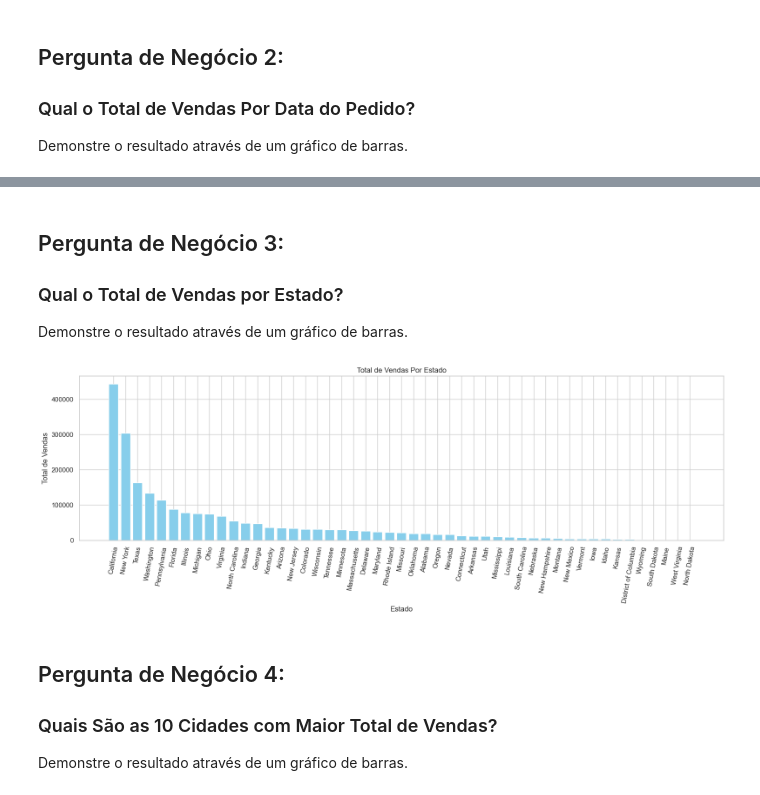
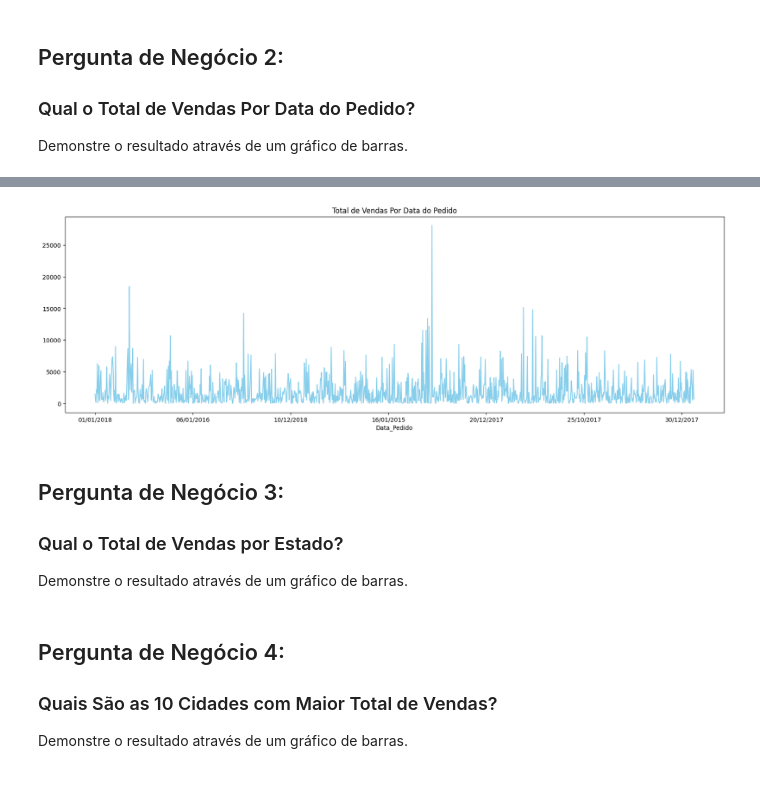
Before and after one commit to jeferson-paz/Curso-de-Python-DSA, a Jupyter notebook: Cap13/Projeto2-Perguntas.ipynb, the cells around one changed output, grey strips where cells are left out. Drawn from its saved outputs; the diff is of its cells as text; code cells hidden in the pictures.

```diff
--- a/Cap13/Projeto2-Perguntas.ipynb
+++ b/Cap13/Projeto2-Perguntas.ipynb
@@ -189,37 +156,4 @@ Name: Valor_Venda, Length: 480, dtype: float64
 
 Demonstre o resultado através de um gráfico de barras.
 # %%
-import seaborn as sns
-import matplotlib.pyplot as plt
-import matplotlib.dates as mdates
-
-# Converter a coluna 'Data_Pedido' para o formato de data
-df['Data_Pedido'] = pd.to_datetime(df['Data_Pedido'], format='%d/%m/%Y')
-
-# Calcular o total de vendas por data do pedido
-vendas_por_data = df.groupby('Data_Pedido')['Valor_Venda'].sum().reset_index()
-
-# Configurar o estilo do Seaborn
-sns.set(style="whitegrid")
-
-# Criar o gráfico de barras
-plt.figure(figsize=(14, 7))
-ax = sns.barplot(x='Data_Pedido', y='Valor_Venda', data=vendas_por_data, palette='Blues_d')
-
-# Adicionar títulos e rótulos
-plt.xlabel('Data do Pedido')
-plt.ylabel('Total de Vendas')
-plt.title('Total de Vendas Por Data do Pedido')
-
-# Formatar o eixo x para mostrar datas mais legíveis
-ax.xaxis.set_major_locator(mdates.MonthLocator())  # Exibe um tick por mês
-ax.xaxis.set_major_formatter(mdates.DateFormatter('%b %Y'))  # Formata o tick para mostrar mês e ano
-
-# Rotacionar os labels do eixo x para melhor leitura
-plt.xticks(rotation=45)
-
-# Ajustar o layout
-plt.tight_layout()
-
-# Mostrar o gráfico
-plt.show()
+df = df.groupby('Data_Pedido')['Valor_Venda'].sum()
@@ -228,3 +170,10 @@ plt.show()
+# %%
+plt.figure(figsize = (20, 6))
+df.plot(x = 'Data_Pedido', y = 'Valor_Venda', color = 'skyblue')
+plt.title('Total de Vendas Por Data do Pedido')
+plt.show()
+# %% [output]
+[figure, added]
 # %% [markdown]
 ## Pergunta de Negócio 3:
 
@@ -232,20 +181,4 @@ plt.show()
 
 Demonstre o resultado através de um gráfico de barras.
 # %%
-# Calcular o total de vendas por estado
-vendas_por_estado = df.groupby('Estado')['Valor_Venda'].sum().reset_index()
-
-# Ordenar os dados pelo total de vendas (opcional)
-vendas_por_estado = vendas_por_estado.sort_values(by='Valor_Venda', ascending=False)
-
-# Plotar o gráfico de barras
-plt.figure(figsize=(16, 6))
-plt.bar(vendas_por_estado['Estado'], vendas_por_estado['Valor_Venda'], color='skyblue')
-plt.xlabel('Estado')
-plt.ylabel('Total de Vendas')
-plt.title('Total de Vendas Por Estado')
-plt.xticks(rotation=80)
-plt.tight_layout()
-plt.show()
+df_dsa_p3 = df.groupby('Estado')['Valor_Venda'].sum().reset_index()
-# %% [output]
-[figure, removed]
```
Also changed, not shown: parts of 68 cells of this notebook.
